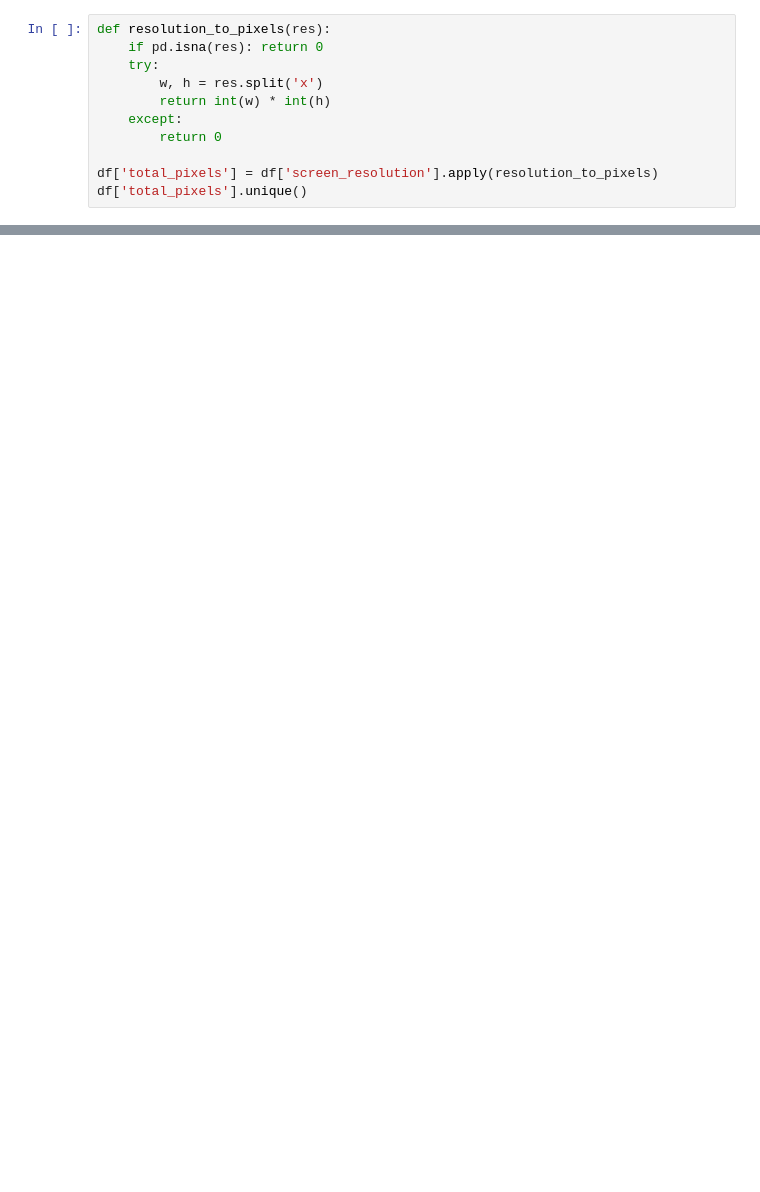
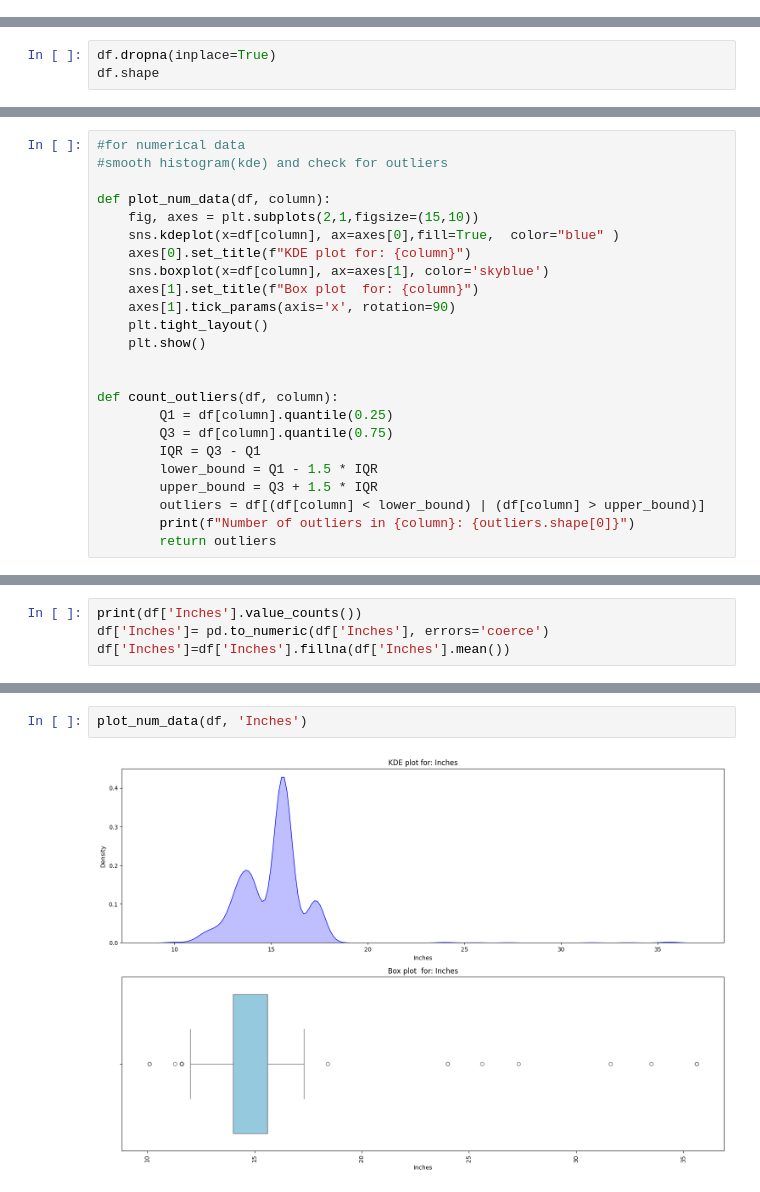
Before and after one commit to laurefindele-o-catto/ML-Projects, a Jupyter notebook: Laptop Price Prediction/prediction model.ipynb, the cells around one changed output, grey strips where cells are left out. Cells and saved outputs as stored; diff of their text form; blank space fills up the shorter version.

```diff
--- a/Laptop Price Prediction/prediction model.ipynb
+++ b/Laptop Price Prediction/prediction model.ipynb
@@ -163,11 +64,0 @@ print(X.shape, ' ', Y.shape)
-# %%
-def resolution_to_pixels(res):
-    if pd.isna(res): return 0
-    try:
-        w, h = res.split('x')
-        return int(w) * int(h)
-    except:
-        return 0
-
-df['total_pixels'] = df['screen_resolution'].apply(resolution_to_pixels)
-df['total_pixels'].unique()
@@ -379,0 +107,3 @@ Average RMSE: 48152.2067
+# %%
+df.dropna(inplace=True)
+df.shape
@@ -379,0 +174,24 @@ Average RMSE: 48152.2067
+# %%
+#for numerical data
+#smooth histogram(kde) and check for outliers
+
+def plot_num_data(df, column):
+    fig, axes = plt.subplots(2,1,figsize=(15,10))
+    sns.kdeplot(x=df[column], ax=axes[0],fill=True,  color="blue" )
+    axes[0].set_title(f"KDE plot for: {column}")
+    sns.boxplot(x=df[column], ax=axes[1], color='skyblue')
+    axes[1].set_title(f"Box plot  for: {column}")
+    axes[1].tick_params(axis='x', rotation=90)
+    plt.tight_layout()
+    plt.show()
+
+
+def count_outliers(df, column):
+        Q1 = df[column].quantile(0.25)
+        Q3 = df[column].quantile(0.75)
+        IQR = Q3 - Q1
+        lower_bound = Q1 - 1.5 * IQR
+        upper_bound = Q3 + 1.5 * IQR
+        outliers = df[(df[column] < lower_bound) | (df[column] > upper_bound)]
+        print(f"Number of outliers in {column}: {outliers.shape[0]}")
+        return outliers
@@ -379,0 +214,4 @@ Average RMSE: 48152.2067
+# %%
+print(df['Inches'].value_counts())
+df['Inches']= pd.to_numeric(df['Inches'], errors='coerce')
+df['Inches']=df['Inches'].fillna(df['Inches'].mean())
@@ -379,0 +250,4 @@ Average RMSE: 48152.2067
+# %%
+plot_num_data(df, 'Inches')
+# %% [output]
+[figure, added]
```
Also changed, not shown: parts of 110 cells of this notebook, 3 other files.
